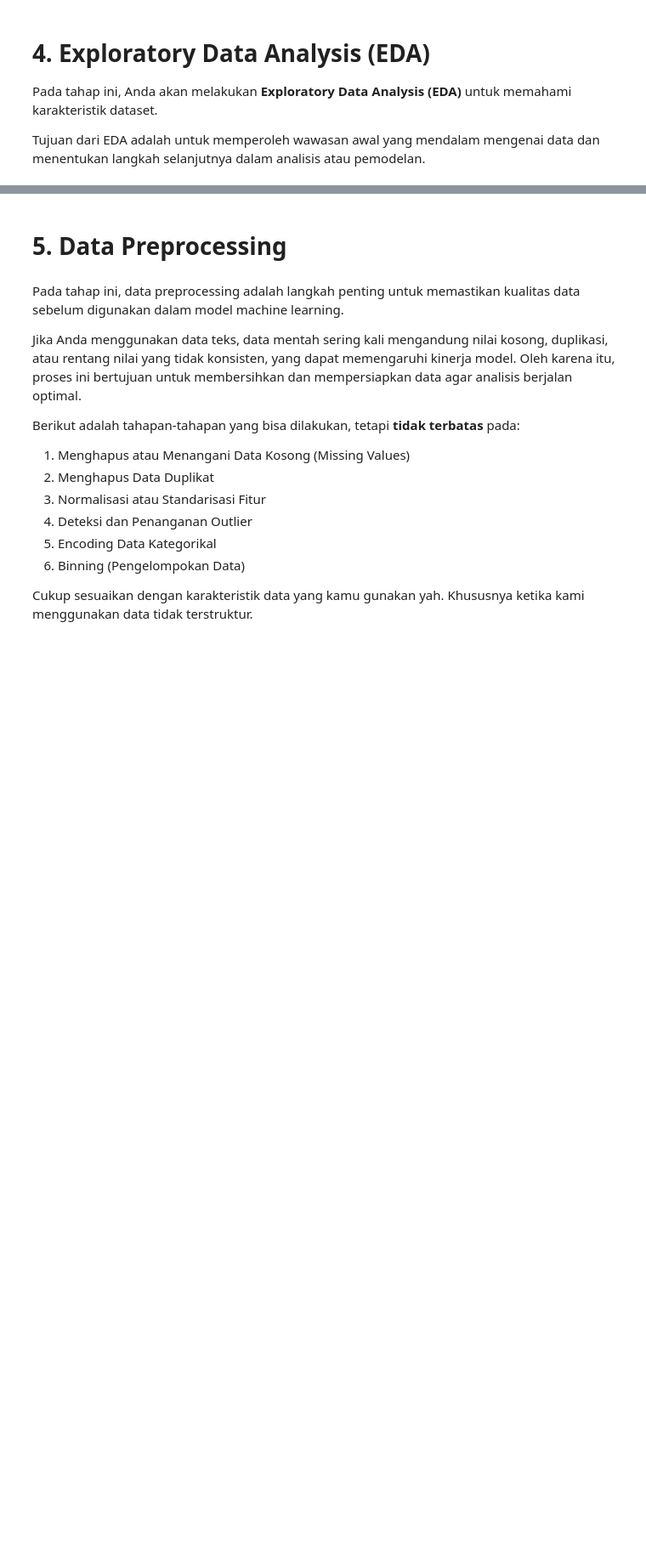
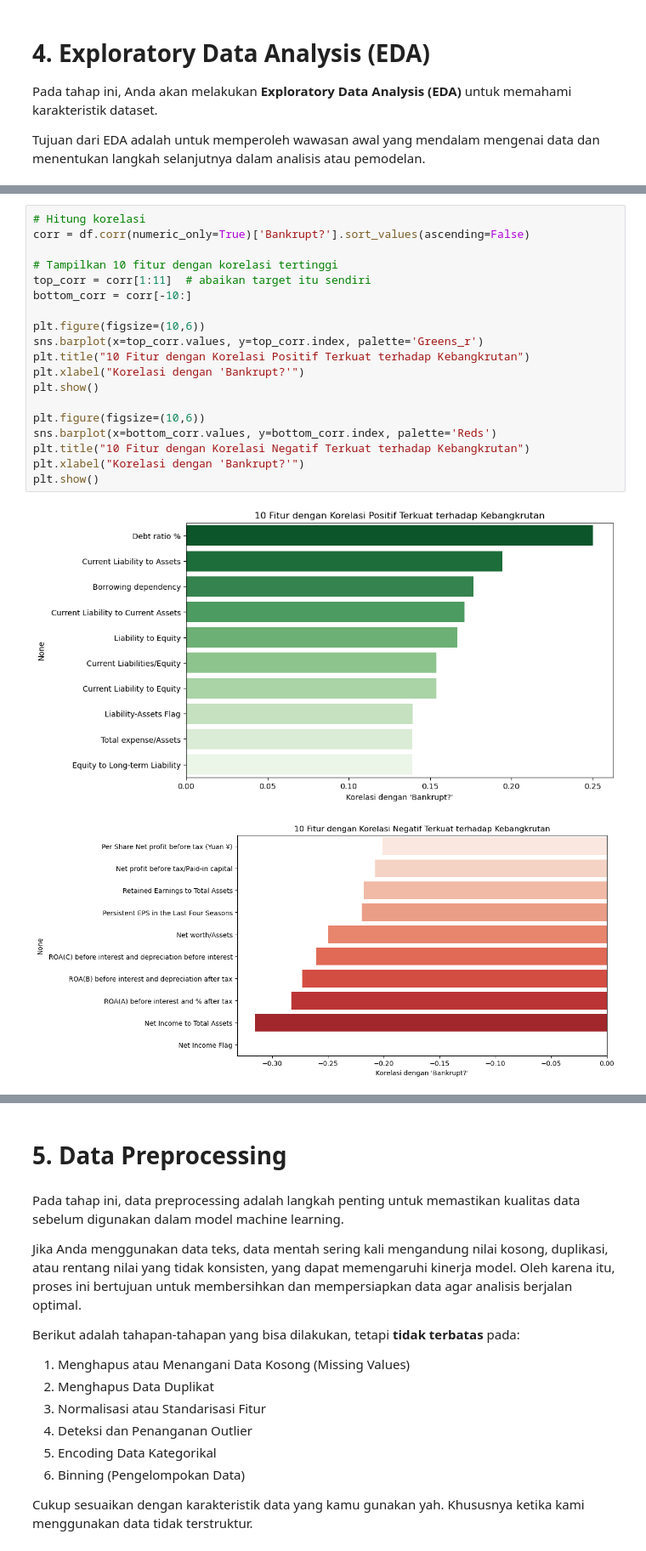
Before and after one commit to NauvalGymnasti/bankruptcy-analysis-system, a Jupyter notebook: Eksperimen_MSML.ipynb, the cells around one changed output, grey strips where cells are left out. Shown: that part at 85% size. Drawn from its saved outputs; the diff is of its cells as text; blank space fills up the shorter version.

```diff
--- a/Eksperimen_MSML.ipynb
+++ b/Eksperimen_MSML.ipynb
@@ -104,0 +201,22 @@ Tujuan dari EDA adalah untuk memperoleh wawasan awal yang mendalam mengenai data
+# %%
+# Hitung korelasi
+corr = df.corr(numeric_only=True)['Bankrupt?'].sort_values(ascending=False)
+
+# Tampilkan 10 fitur dengan korelasi tertinggi
+top_corr = corr[1:11]  # abaikan target itu sendiri
+bottom_corr = corr[-10:]
+
+plt.figure(figsize=(10,6))
+sns.barplot(x=top_corr.values, y=top_corr.index, palette='Greens_r')
+plt.title("10 Fitur dengan Korelasi Positif Terkuat terhadap Kebangkrutan")
+plt.xlabel("Korelasi dengan 'Bankrupt?'")
+plt.show()
+
+plt.figure(figsize=(10,6))
+sns.barplot(x=bottom_corr.values, y=bottom_corr.index, palette='Reds')
+plt.title("10 Fitur dengan Korelasi Negatif Terkuat terhadap Kebangkrutan")
+plt.xlabel("Korelasi dengan 'Bankrupt?'")
+plt.show()
+# %% [output]
+[figure, added]
+[figure, added]
```
Also changed, not shown: parts of 9 cells of this notebook.
